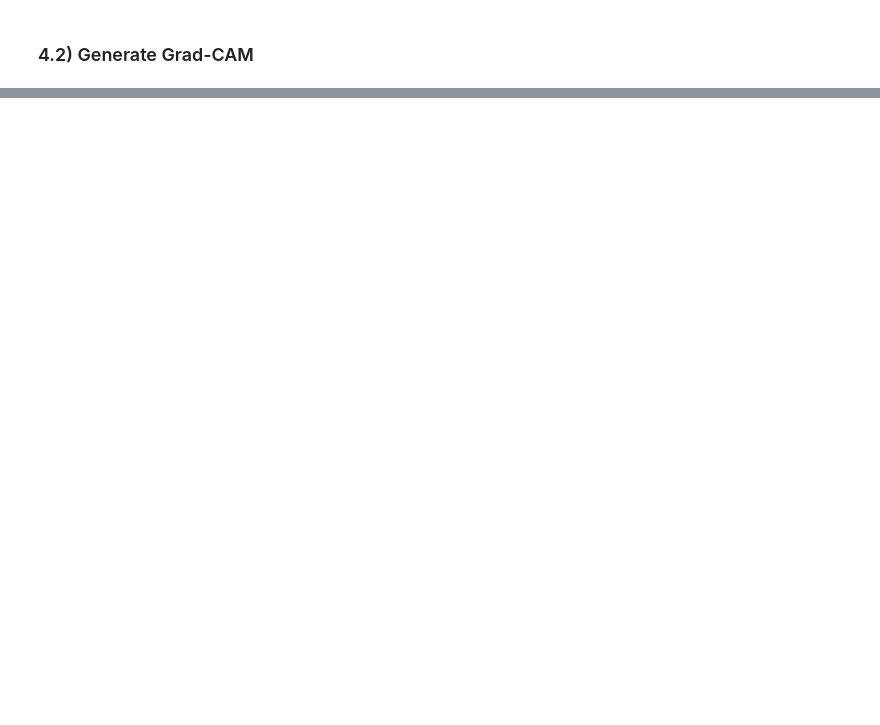
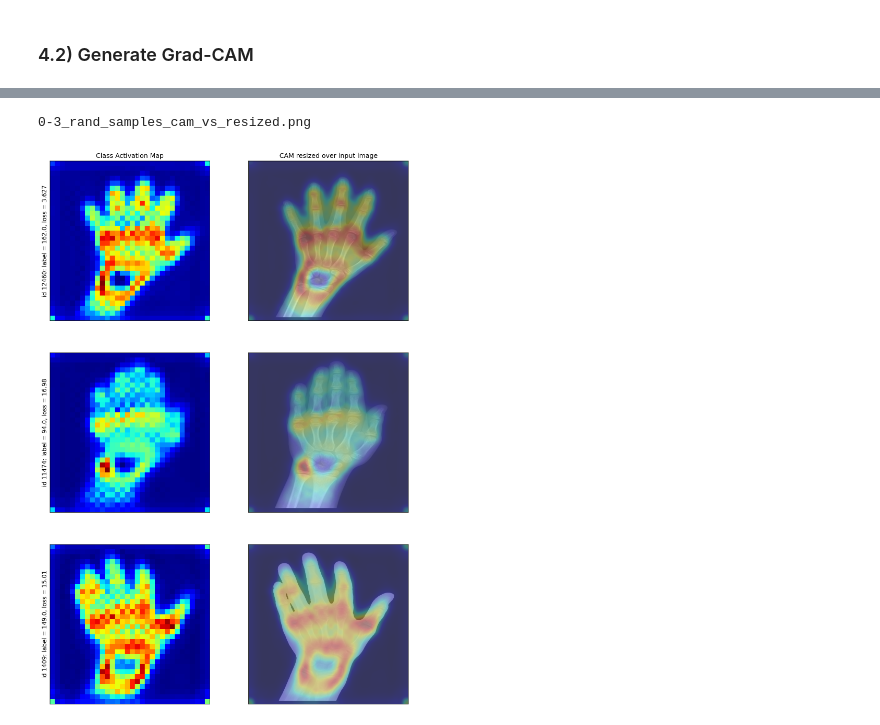
Before and after one commit to Eliaass/Bone-age-prediction-model, a Jupyter notebook: tests-sara/main.ipynb, the cells around one changed output, grey strips where cells are left out. Cells and saved outputs as stored; diff of their text form; code cells hidden in the pictures; blank space fills up the shorter version.

```diff
--- a/tests-sara/main.ipynb
+++ b/tests-sara/main.ipynb
@@ -239,0 +298,55 @@ for test_input, sub_plot in zip(rand_inputs, fig.axes):
+# %%
+nrows = 3
+# %%
+rand_inputs = val_dataset.get_random_items(nrows)
+# %%
+fig, ax = plt.subplots(nrows=nrows, ncols=2, figsize=(6 * 2, 6 * nrows), dpi=150)
+
+for i in range (nrows):
+
+    sub_plot.set_aspect('equal')
+
+    img, gender, age, idx = rand_inputs[i]
+    u_img = img.unsqueeze(0).to(device)
+    u_gender = gender.unsqueeze(0).to(device)
+
+    cam = grad_cam.generate(u_img, u_gender)
+    cam = cam.cpu()
+    resized_cam = grad_cam.resize_cam(cam, target_image_size)
+
+    pred = model(u_img, u_gender)
+
+    cam = cam.squeeze().detach().numpy()
+
+    ax[i][0].imshow(cam, cmap='jet', alpha=1.0)
+    ax[i][0].set_ylabel(f"id {idx}: label = {age:.4}, loss = {criterion(age, pred.squeeze(0)):.4}", fontsize = 11)
+    ax[i][0].set_xticks([])
+    ax[i][0].set_yticks([])
+
+    img = denormalize(img).squeeze(0).cpu()
+
+    # if 3 color channels:
+    img = img.permute(1, 2, 0)
+
+    ax[i][1].imshow(img, cmap='gray', alpha=0.7)
+    ax[i][1].imshow(resized_cam, cmap='jet', alpha=0.3)
+    ax[i][1].set_xticks([])
+    ax[i][1].set_yticks([])
+
+    if i == 0:
+        ax[i][0].set_title("Class Activation Map")
+        ax[i][1].set_title("CAM resized over input image")
+
+
+    print(f"row {i}", end="\r")
+
+
+p = path.join(output_dir, f"multiple_rand__cam_vs_resized")
+makedirs(p, exist_ok=True)
+
+filename = f"{nrows}_rand_samples_cam_vs_resized_{len(listdir(p))}.png"
+plt.savefig(path.join(p, filename), dpi=300, bbox_inches='tight')
+print(filename)
+# %% [output]
+0-3_rand_samples_cam_vs_resized.png
+[figure, added]
```
Also changed, not shown: parts of 31 cells of this notebook, 12 other files.
